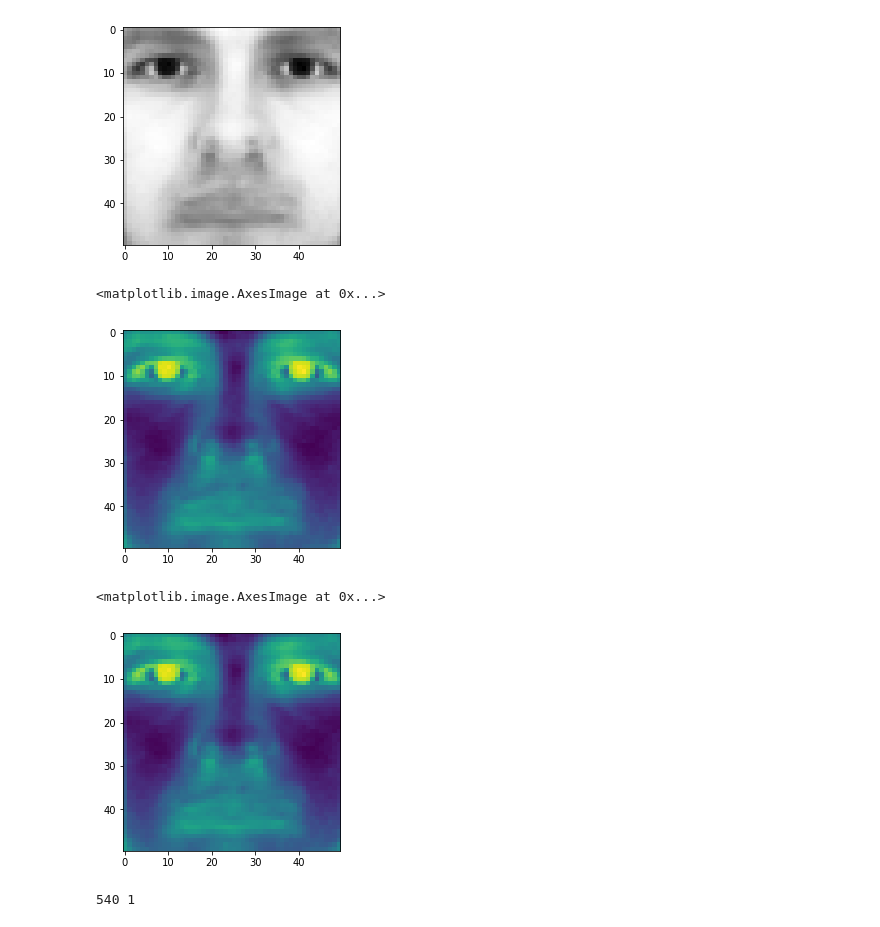
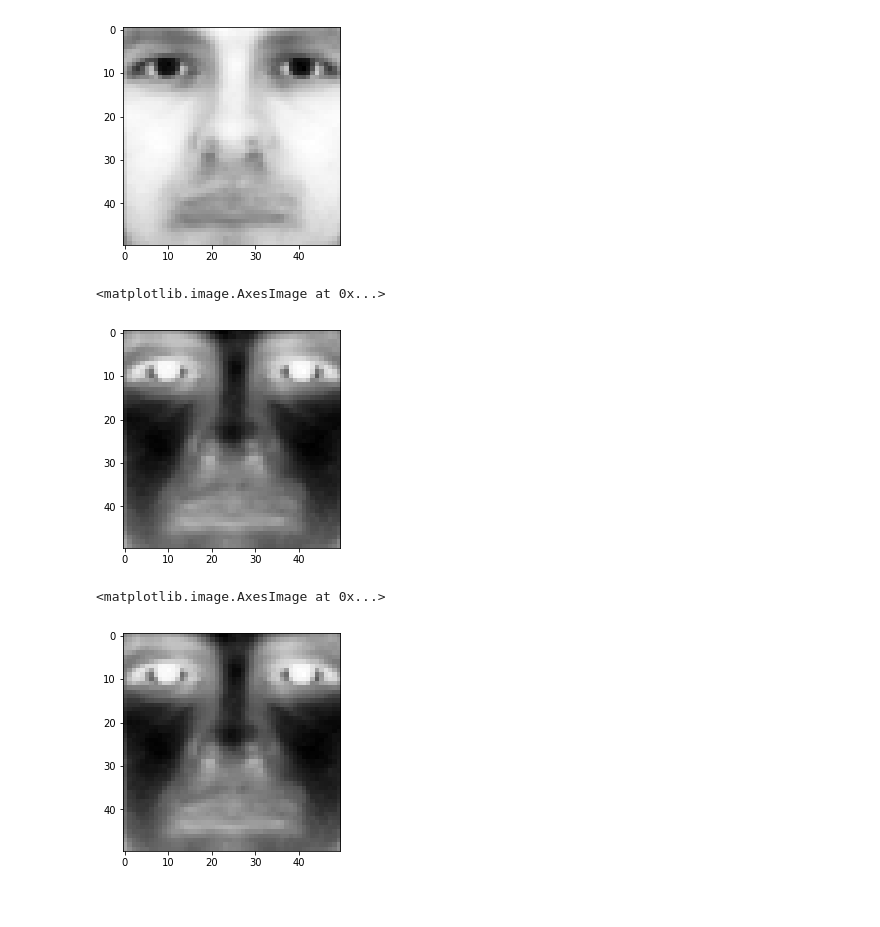
Before and after one commit to ryanfarr01/SVD_and_NaiveBayes, a Jupyter notebook: main.ipynb, the cells around one changed output. Cells and saved outputs as stored; diff of their text form; code cells hidden in the pictures.

```diff
--- a/main.ipynb
+++ b/main.ipynb
@@ -1,17 +1,18 @@
 # %%
 import numpy as np
-from skimage import io
+from scipy import misc
 from matplotlib import pylab as plt
 import matplotlib.cm as cm
 %matplotlib inline
 
 def get_data(filename):
     labels, data = [], []
+
     for line in open('./faces/train.txt'):
-        im = io.imread(line.strip().split()[0])
+        im = misc.imread(line.strip().split()[0])
         data.append(im.reshape(2500,))
         labels.append(line.strip().split()[1])
-    return np.array(train_data, dtype=float), np.array(train_labels, dtype=int)
+    return (np.array(data, dtype=float), np.array(labels, dtype=int))
 # %%
 """
 Part 1.B
@@ -39,13 +42,14 @@ plt.imshow(training_avg.reshape(50,50), cmap=cm.Greys_r)
 # %%
 """
 Part 1.D - training set
 """
-for i in range(len(train_data)): train_data[i] = train_data[i] - training_avg
+for i in range(len(train_data)): train_data[i] -= training_avg
 
-plt.imshow(train_data[10].reshape(50,50))
+plt.clf()
+plt.imshow(train_data[10].reshape(50,50), cmap=cm.Greys_r)
 # %% [output]
 <matplotlib.image.AxesImage at 0x...>
-[figure, old version]
+[figure, new version]
 # %%
 """
 Part 1.D - testing set
@@ -53,7 +57,8 @@ Part 1.D - testing set
 test_data, test_labels = get_data('./faces/test.txt')
 for i in range(len(test_data)): test_data[i] -= training_avg
 
-plt.imshow(test_data[0].reshape(50,50))
+plt.clf()
+plt.imshow(test_data[0].reshape(50,50), cmap=cm.Greys_r)
 # %% [output]
 <matplotlib.image.AxesImage at 0x...>
-[figure, old version]
+[figure, new version]
@@ -67,4 +64,0 @@ U, E, Vt = svd(train_data, full_matrices=True)
-# %%
-print(len(E), len([0]))
-# %% [output]
-540 1
```
Also changed, not shown: parts of 7 cells of this notebook.
